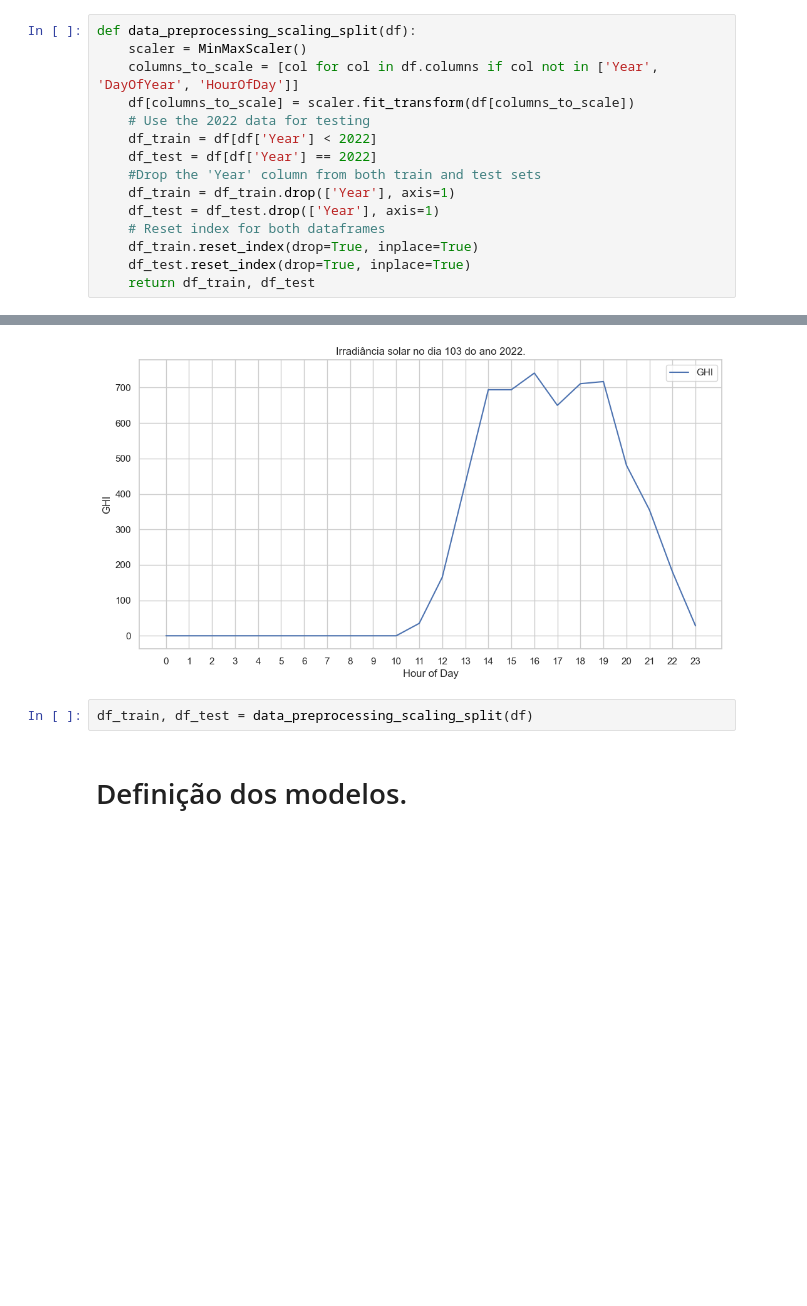
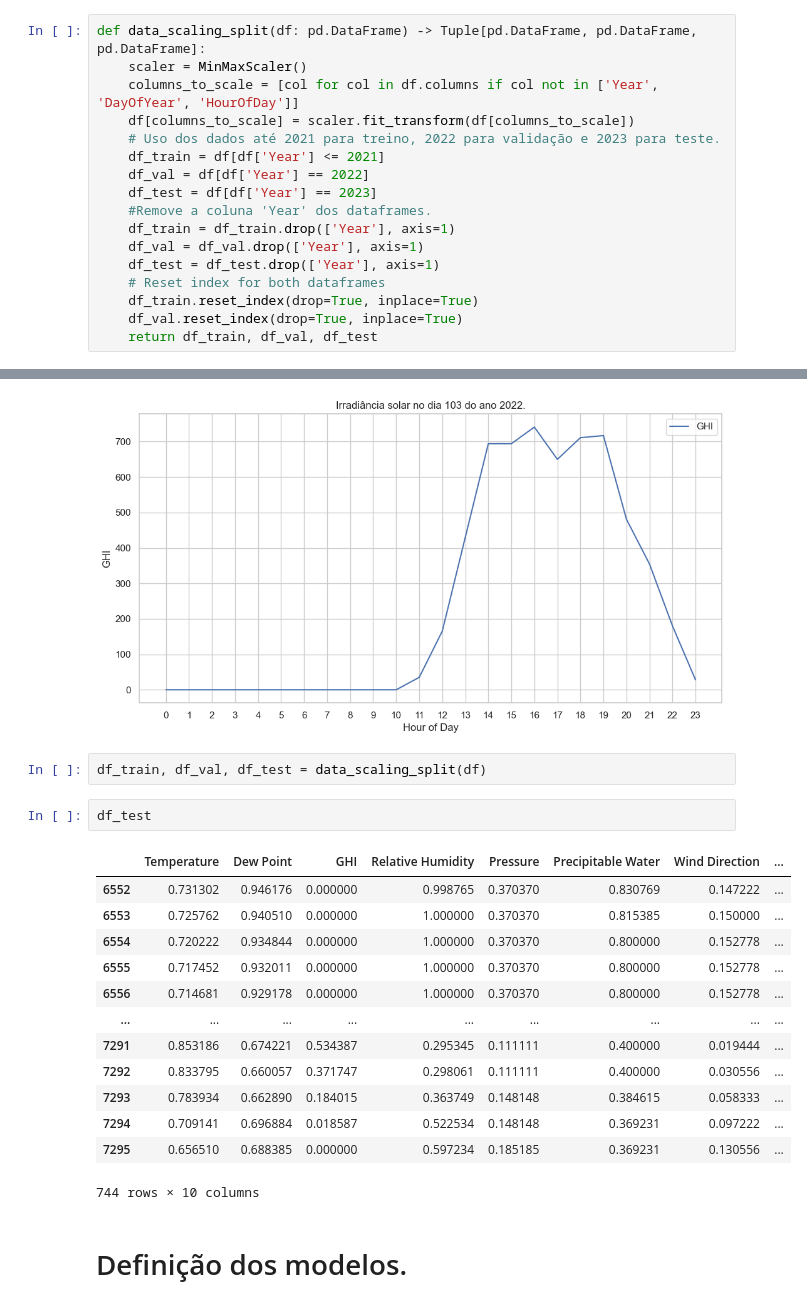
Before and after one commit to ricardoamachado/ENGA74-TrabalhoFinal, a Jupyter notebook: main.ipynb, the cells around one changed output, grey strips where cells are left out. Cells and saved outputs as stored; diff of their text form; blank space fills up the shorter version.

```diff
--- a/main.ipynb
+++ b/main.ipynb
@@ -44,20 +64,22 @@ def data_preprocessing(df):
     df = df.drop(['Month', 'Day', 'Hour', 'Datetime'], axis=1)
     return df
 # %%
-def data_preprocessing_scaling_split(df):
+def data_scaling_split(df: pd.DataFrame) -> Tuple[pd.DataFrame, pd.DataFrame, pd.DataFrame]:
     scaler = MinMaxScaler()
     columns_to_scale = [col for col in df.columns if col not in ['Year', 'DayOfYear', 'HourOfDay']]
     df[columns_to_scale] = scaler.fit_transform(df[columns_to_scale])
-    # Use the 2022 data for testing
-    df_train = df[df['Year'] < 2022]
-    df_test = df[df['Year'] == 2022]
-    #Drop the 'Year' column from both train and test sets
+    # Uso dos dados até 2021 para treino, 2022 para validação e 2023 para teste.
+    df_train = df[df['Year'] <= 2021]
+    df_val = df[df['Year'] == 2022]
+    df_test = df[df['Year'] == 2023]
+    #Remove a coluna 'Year' dos dataframes.
     df_train = df_train.drop(['Year'], axis=1)
+    df_val = df_val.drop(['Year'], axis=1)
     df_test = df_test.drop(['Year'], axis=1)
     # Reset index for both dataframes
     df_train.reset_index(drop=True, inplace=True)
-    df_test.reset_index(drop=True, inplace=True)
-    return df_train, df_test
+    df_val.reset_index(drop=True, inplace=True)
+    return df_train, df_val, df_test
 # %%
 df = data_preprocessing(df)
 df.tail(10)
@@ -93,7 +115,23 @@ plt.show()
 # %% [output]
 [figure]
 # %%
-df_train, df_test = data_preprocessing_scaling_split(df)
+df_train, df_val, df_test = data_scaling_split(df)
+# %%
+df_test
+# %% [output]
+|  | Temperature | Dew Point | GHI | Relative Humidity | Pressure | Precipitable Water | Wind Direction | ... |
+| 6552 | 0.731302 | 0.946176 | 0.000000 | 0.998765 | 0.370370 | 0.830769 | 0.147222 | ... |
+| 6553 | 0.725762 | 0.940510 | 0.000000 | 1.000000 | 0.370370 | 0.815385 | 0.150000 | ... |
+| 6554 | 0.720222 | 0.934844 | 0.000000 | 1.000000 | 0.370370 | 0.800000 | 0.152778 | ... |
+| 6555 | 0.717452 | 0.932011 | 0.000000 | 1.000000 | 0.370370 | 0.800000 | 0.152778 | ... |
+| 6556 | 0.714681 | 0.929178 | 0.000000 | 1.000000 | 0.370370 | 0.800000 | 0.152778 | ... |
+| ... | ... | ... | ... | ... | ... | ... | ... | ... |
+| 7291 | 0.853186 | 0.674221 | 0.534387 | 0.295345 | 0.111111 | 0.400000 | 0.019444 | ... |
+| 7292 | 0.833795 | 0.660057 | 0.371747 | 0.298061 | 0.111111 | 0.400000 | 0.030556 | ... |
+| 7293 | 0.783934 | 0.662890 | 0.184015 | 0.363749 | 0.148148 | 0.384615 | 0.058333 | ... |
+| 7294 | 0.709141 | 0.696884 | 0.018587 | 0.522534 | 0.148148 | 0.369231 | 0.097222 | ... |
+| 7295 | 0.656510 | 0.688385 | 0.000000 | 0.597234 | 0.185185 | 0.369231 | 0.130556 | ... |
+744 rows × 10 columns
 # %% [markdown]
 # Definição dos modelos.
 # %%
```
Also changed, not shown: parts of 10 cells of this notebook, 2 other files.
